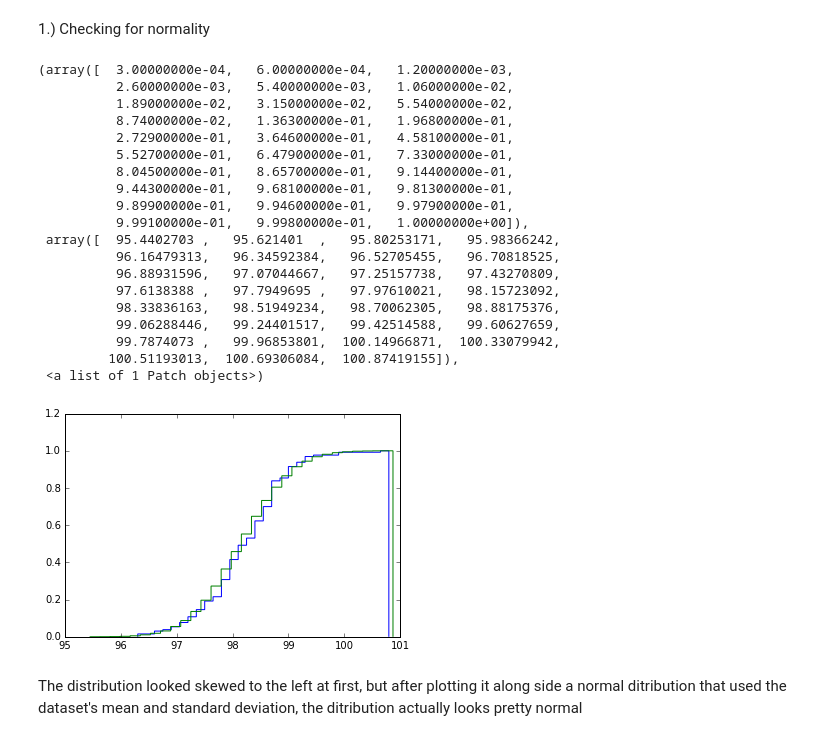
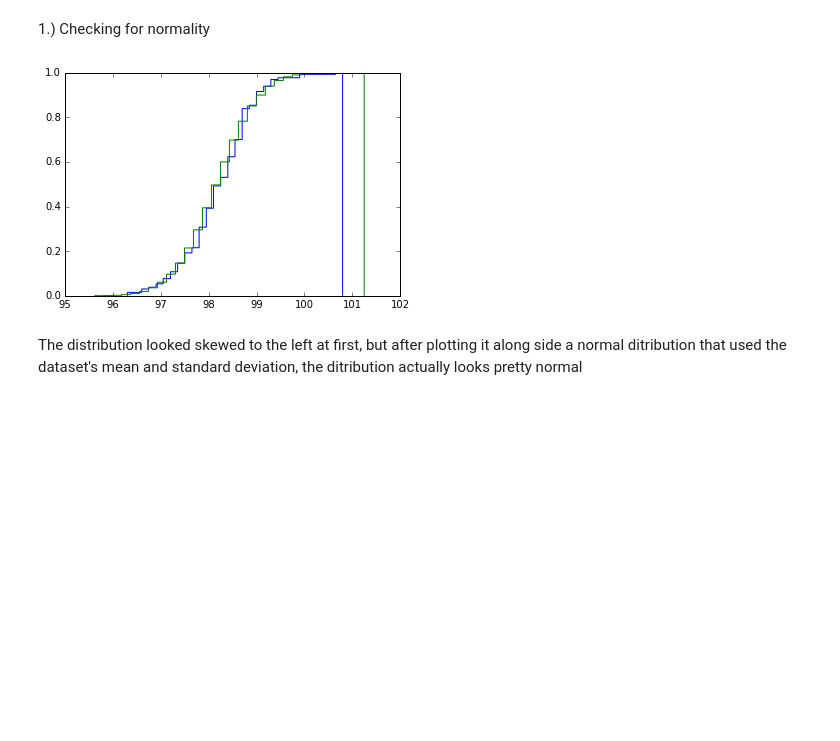
Before and after one commit to alvarojhu/BodyTemp, a Jupyter notebook: EDA_human_temperature/sliderule_dsi_inferential_statistics_exercise_1.ipynb, the cells around one changed output. Cells and saved outputs as stored; diff of their text form; code cells hidden in the pictures; blank space fills up the shorter version.

```diff
--- a/EDA_human_temperature/sliderule_dsi_inferential_statistics_exercise_1.ipynb
+++ b/EDA_human_temperature/sliderule_dsi_inferential_statistics_exercise_1.ipynb
@@ -71,30 +71,11 @@ df = pd.read_csv('data/human_body_temperature.csv')
 # %%
 tmu = np.mean(df['temperature'])
 tstd = np.std(df['temperature'])
-plt.hist(df['temperature'], bins = 30, cumulative= True, normed = True, histtype = 'step')
+_ = plt.hist(df['temperature'], bins = 30, cumulative= True, normed = True, histtype = 'step')
 normal = np.random.normal(tmu,tstd, 10000)
-plt.hist(normal, bins = 30, cumulative = True, normed = True, histtype = 'step')
+_ = plt.hist(normal, bins = 30, cumulative = True, normed = True, histtype = 'step')
 # %% [output]
-(array([  3.00000000e-04,   6.00000000e-04,   1.20000000e-03,
-          2.60000000e-03,   5.40000000e-03,   1.06000000e-02,
-          1.89000000e-02,   3.15000000e-02,   5.54000000e-02,
-          8.74000000e-02,   1.36300000e-01,   1.96800000e-01,
-          2.72900000e-01,   3.64600000e-01,   4.58100000e-01,
-          5.52700000e-01,   6.47900000e-01,   7.33000000e-01,
-          8.04500000e-01,   8.65700000e-01,   9.14400000e-01,
-          9.44300000e-01,   9.68100000e-01,   9.81300000e-01,
-          9.89900000e-01,   9.94600000e-01,   9.97900000e-01,
-          9.99100000e-01,   9.99800000e-01,   1.00000000e+00]),
- array([  95.4402703 ,   95.621401  ,   95.80253171,   95.98366242,
-          96.16479313,   96.34592384,   96.52705455,   96.70818525,
-          96.88931596,   97.07044667,   97.25157738,   97.43270809,
-          97.6138388 ,   97.7949695 ,   97.97610021,   98.15723092,
-          98.33836163,   98.51949234,   98.70062305,   98.88175376,
-          99.06288446,   99.24401517,   99.42514588,   99.60627659,
-          99.7874073 ,   99.96853801,  100.14966871,  100.33079942,
-         100.51193013,  100.69306084,  100.87419155]),
- <a list of 1 Patch objects>)
-[figure, old version]
+[figure, new version]
 # %% [markdown]
 The distribution looked skewed to the left at first, but after plotting it along side a normal ditribution that used the dataset's mean and standard deviation, the ditribution actually looks pretty normal
 # %% [markdown]
```
Also changed, not shown: parts of 21 cells of this notebook, 2 other files.
